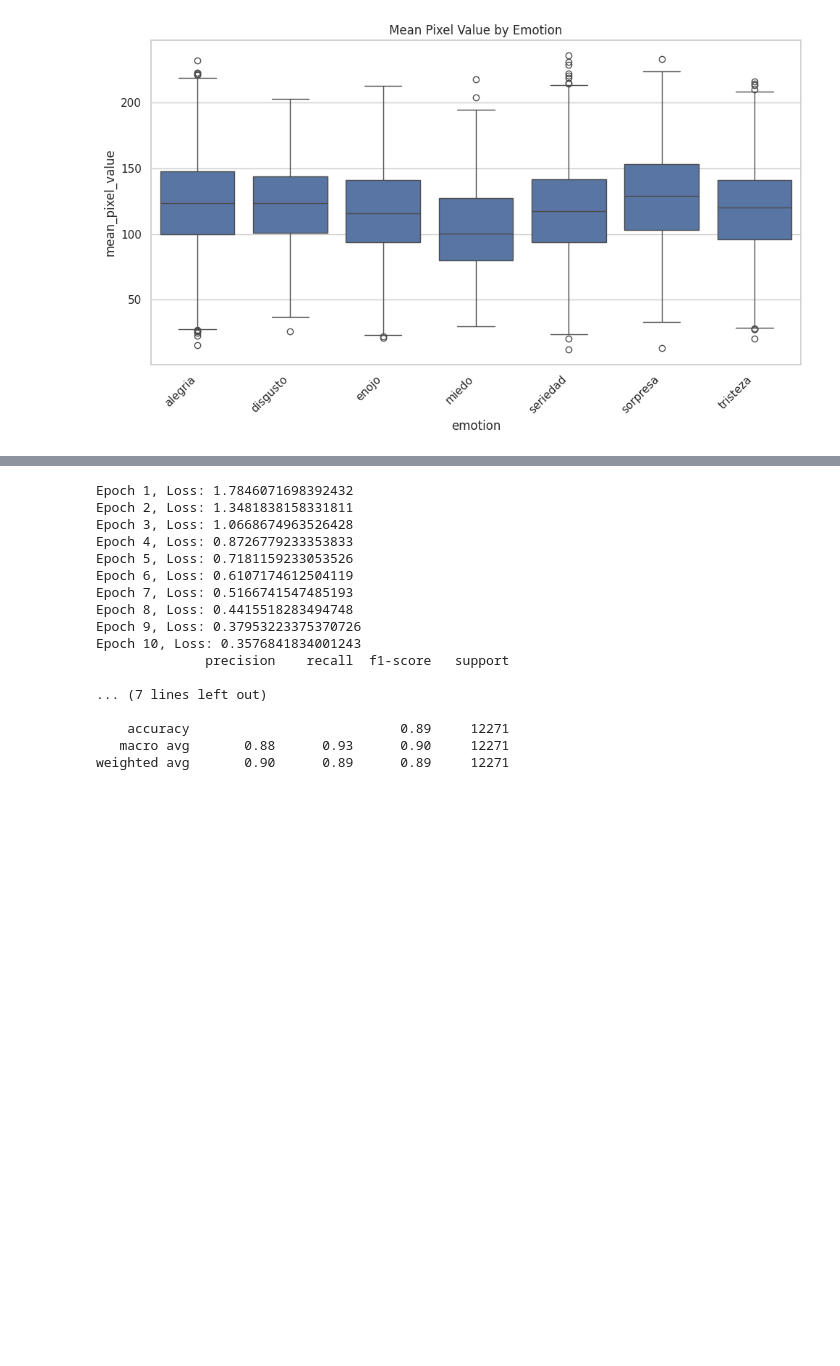
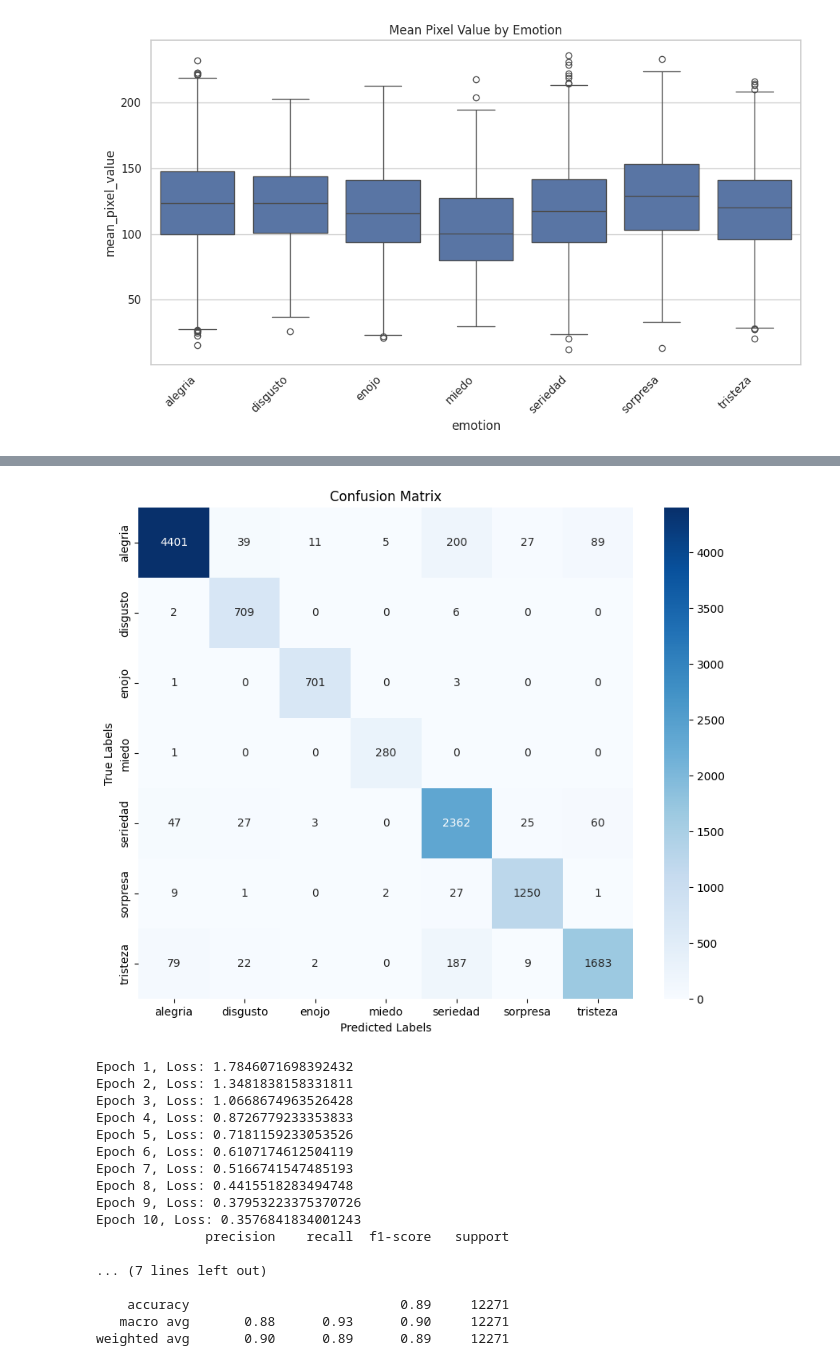
Before and after one commit to LeoCenturion/ceia-deep-learning, a Jupyter notebook: TP2.ipynb, the cells around one changed output, grey strips where cells are left out. Drawn from its saved outputs; the diff is of its cells as text; code cells hidden in the pictures; blank space fills up the shorter version.

Commit message:
Saving weights

```diff
--- a/TP2.ipynb
+++ b/TP2.ipynb
@@ -419,0 +415,41 @@ True
+# %%
+
+def eval_model(model, root_directory, save_path=None):
+    """
+    Evaluates a PyTorch model on the given datasets and prints classification metrics.
+    Args:
+        model: The PyTorch model to evaluate
+    """
+    transform = transforms.Compose([
+        transforms.Resize((100, 100)),
+        transforms.ToTensor(),
+        transforms.Normalize(mean=[0.485, 0.456, 0.406], std=[0.229, 0.224, 0.225])
+    ])
+    train_dataset = ImageDataset(root_directory, transform, split='train')
+    test_dataset = ImageDataset(root_directory, transform, split='train') #for test, change to test.
+
+
+    classifier = NnClassifier(model)
+
+    if save_path is not None and os.path.exists(save_path):
+        print(f"Loading weights from {save_path}")
+        classifier.load_state(save_path)
+    else:
+        print("No weights file found. Training model...")
+        classifier.fit(train_dataset)
+        if save_path is not None: classifier.save_state(save_path)
+        print(f"Model weights saved to {save_path}")
+
+    predictions = classifier.predict(test_dataset)
+
+    emotion_labels = os.listdir(os.path.join(root_directory, 'train'))
+    true_labels = test_dataset.labels
+    print(classification_report(true_labels, predictions, target_names=emotion_labels))
+
+    cm = confusion_matrix(true_labels, predictions)
+    plt.figure(figsize=(10, 8))
+    sns.heatmap(cm, annot=True, fmt='d', cmap='Blues', xticklabels=emotion_labels, yticklabels=emotion_labels)
+    plt.xlabel('Predicted Labels')
+    plt.ylabel('True Labels')
+    plt.title('Confusion Matrix')
+    plt.show()
@@ -419,0 +476,3 @@ True
+# %%
+eval_model(EmotionCNNBuilder(7), root_directory)
+# %% [output]
@@ -420,3 +496,4 @@ True
+[figure, added]
 # %%
 # Example usage
 root_directory = './dataset_emociones'
```
Also changed, not shown: parts of 18 cells of this notebook.
